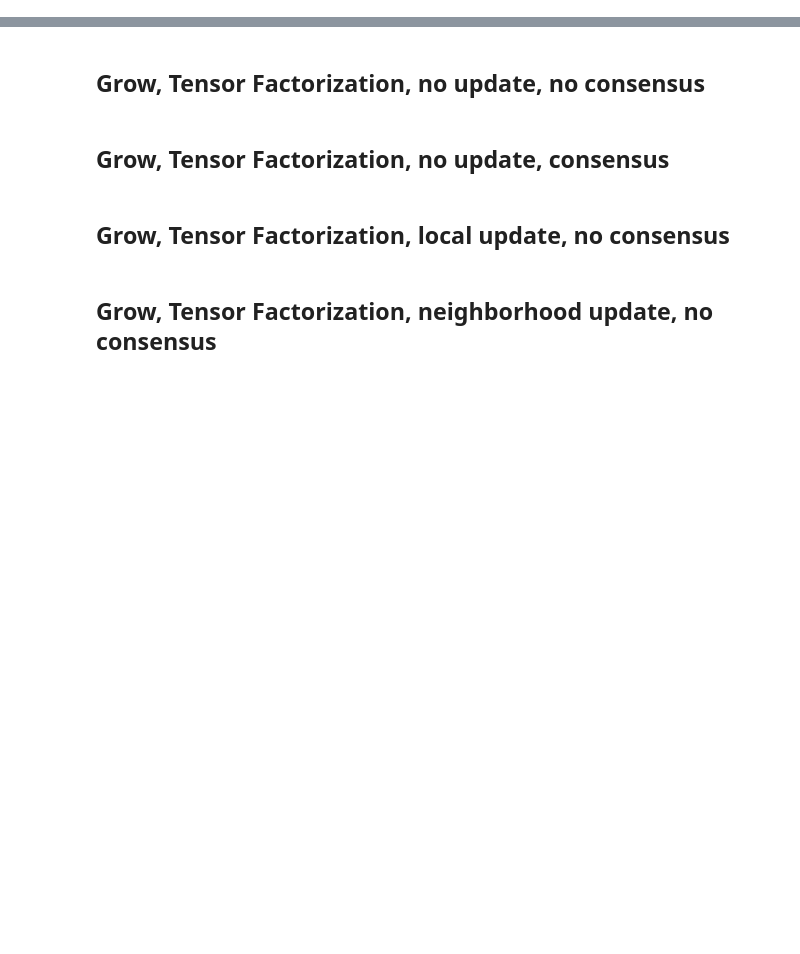
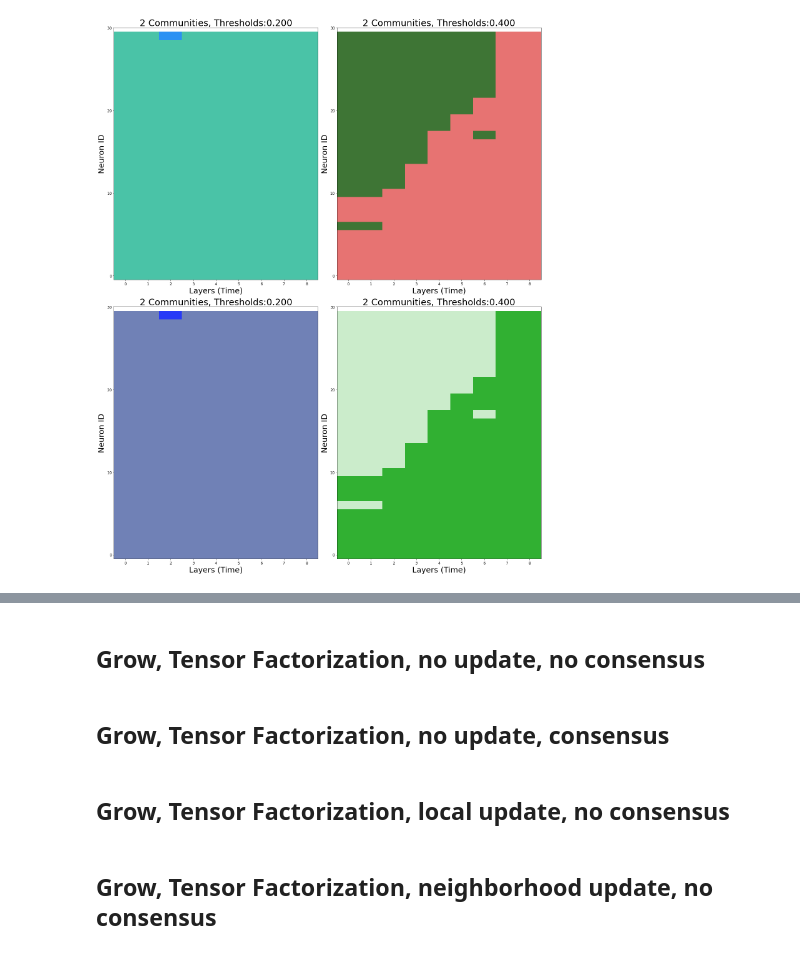
Before and after one commit to ulgenklc/temporal_network_analysis, a Jupyter notebook: Base_Classes/Temporal_Community_Detection_temp.ipynb, the cells around one changed output, grey strips where cells are left out. Saved outputs shown, nothing was run; the diff lists cells and outputs as text; code cells hidden in the pictures; blank space fills up the shorter version.

```diff
--- a/Base_Classes/Temporal_Community_Detection_temp.ipynb
+++ b/Base_Classes/Temporal_Community_Detection_temp.ipynb
@@ -943,0 +1034,6 @@ TN = temporal_network(num_neurons,
+# %%
+degs= [True, False]
+threshs = np.linspace(0.2, 0.4, 2)
+# %%
+%%time
+membership_no_update, labels_no_update = TN.run_community_detection('DSBM', degree_correction = degs, thresholds = threshs, consensus = False)
@@ -943,0 +1043,14 @@ TN = temporal_network(num_neurons,
+# %%
+fig,ax = plt.subplots(len(degs),len(threshs), figsize = (10*len(threshs),10*len(degs)+5))
+for i in range(len(degs)):
+    for j in range(len(threshs)):
+        comms, c = TN.community(membership_no_update['degree_correction=%s'%degs[i]][j], ax[i][j])
+        ax[i][j].set_xticks([i for i in range(layers)])
+        ax[i][j].set_yticks([i*10 for i in range(int(num_neurons/10)+1)])
+        ax[i][j].tick_params(axis = 'both', labelsize = 12)
+        ax[i][j].set_xlabel('Layers (Time)', fontsize = 25)
+        ax[i][j].set_ylabel('Neuron ID', fontsize = 25)
+        ax[i][j].set_title('%d Communities, Thresholds:%.3f'%(len(c),threshs[j]), fontsize=29)
+plt.tight_layout()
+# %% [output]
+[figure, added]
```
Also changed, not shown: parts of 11 cells of this notebook, 2 other files.
